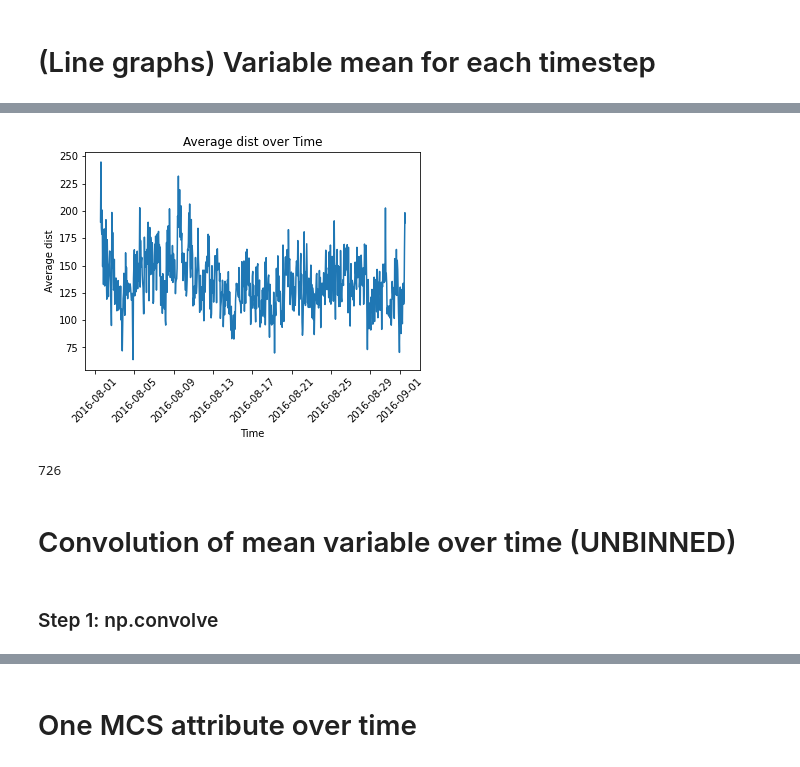
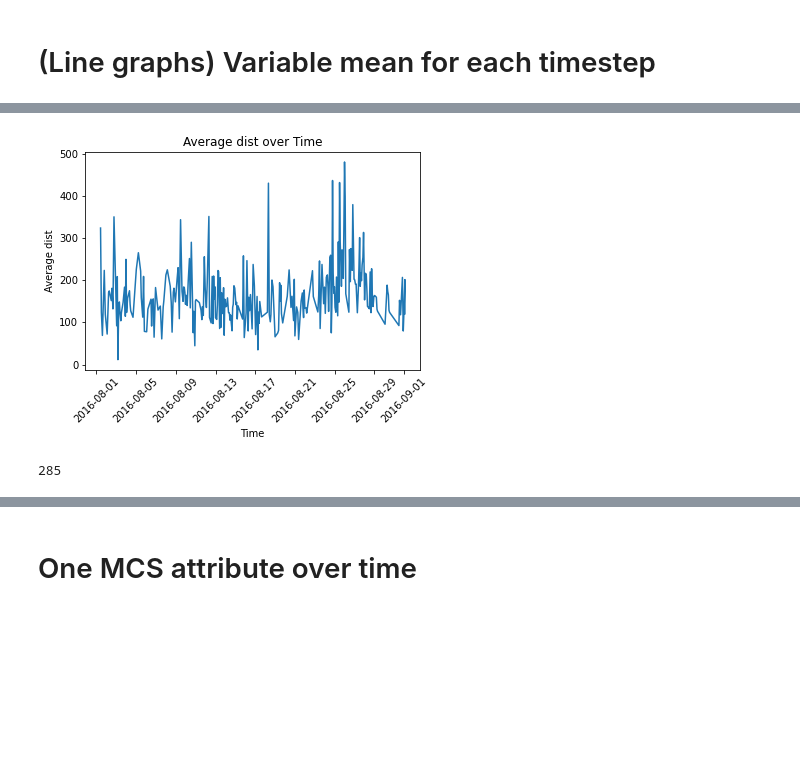
Before and after one commit to bfildier/stage-2023-rain-extremes-timing-intensity, a Jupyter notebook: scripts/start/MCS_properties/MCSprops_subregion.ipynb, the cells around one changed output, grey strips where cells are left out. Drawn from its saved outputs; the diff is of its cells as text; code cells hidden in the pictures; blank space fills up the shorter version.

```diff
--- a/scripts/start/MCS_properties/MCSprops_subregion.ipynb
+++ b/scripts/start/MCS_properties/MCSprops_subregion.ipynb
@@ -244,19 +162,3 @@ toocan[0]
 # Convert dates
 # %%
 data_reference = dt.datetime(1970, 1, 1)
-# %%
-localtime_Init_dates, localtime_End_dates = [], []
-Localdate_list = []
-
-for obj in toocan:
-    days_Init = obj.localtime_Init
-    days_End = obj.localtime_End
-    Localtime_list = obj.clusters.Localtime
-
-    date_Init = data_reference + dt.timedelta(days=days_Init)
-    date_End = data_reference + dt.timedelta(days=days_End)
-    date_list = [( data_reference + dt.timedelta(days=ltime) ) for ltime in Localtime_list]
-
-    localtime_Init_dates.append(date_Init)
-    localtime_End_dates.append(date_End)
-    Localdate_list.append(date_list)
@@ -263,3 +233,5 @@ for obj in toocan:
 # %%
-print(localtime_Init_dates[1])
-print(localtime_End_dates[1])
+Utime_Init_list = convertDate("Utime_Init", toocan)
+Utime_End_list = convertDate("Utime_End", toocan)
+
+Utime_list = convertDateCluster("Utime", toocan)
@@ -364,12 +287,7 @@ plt.show()
 attribute_values_list = attr_list(toocan, attribute)
 # %%
 # Convert the lists to NumPy arrays for easier manipulation
-localtime_Init_dates = np.array(localtime_Init_dates)
+Utime_Init_list = np.array(Utime_Init_list)
 attribute_values_list = np.array(attribute_values_list)
-
-# Sort the localtime_Init_dates and attribute_values_list based on localtime_Init_dates
-sort_indices = np.argsort(localtime_Init_dates)
-localtime_Init_dates_ordered = localtime_Init_dates[sort_indices]
-attribute_values_list_ordered = attribute_values_list[sort_indices]
 # %%
 # Plot the  values against the unique dates
@@ -400,9 +306,6 @@ print(localtime_Init_dates_ordered[30:40], attribute_values_list_ordered[30:40])
 # %%
-localtime_Init_dates_ordered = np.array(localtime_Init_dates_ordered)
-attribute_values_list_ordered = np.array(attribute_values_list_ordered)
-
-# convert localtime_Init_dates_ordered to timestamps in seconds
-timestamps = np.array([(date - dt.datetime(1970, 1, 1)).total_seconds() for date in localtime_Init_dates_ordered])
+# convert Utime_Init_list to timestamps in seconds
+timestamps = np.array([(date - dt.datetime(1970, 1, 1)).total_seconds() for date in Utime_Init_list])
 
 # interval in seconds
 interval_seconds = 1 * 60 * 60  # 1 hour
@@ -414,39 +317,33 @@ sum_values = 0
 count = 0
 
 end_interval_times = []
 
-for timestamp, value in zip(timestamps, attribute_values_list_ordered):
+for timestamp, value in zip(timestamps, attribute_values_list):
     if timestamp - start_time <= interval_seconds:
         sum_values += value
         count += 1
     else:
         averaged_values.append(sum_values / count)
         sum_values = value
         count = 1
         start_time = timestamp
         end_interval_times.append(timestamp)
 
 # append the average of the last interval
 averaged_values.append(sum_values / count)
 end_interval_times.append(timestamp)
 
-# Plot
-# plt.plot(localtime_Init_dates_ordered[:len(averaged_values)], averaged_values)
 
 # convert end_interval_times to datetime
 end_interval_times = [dt.datetime.fromtimestamp(timestamp) for timestamp in end_interval_times]
 plt.plot(end_interval_times, averaged_values)
 
 plt.xticks(rotation=45)
 plt.xlabel('Time')
 plt.ylabel('Average ' + attribute)
 plt.title('Average ' + attribute + ' over Time')
 plt.show()
 print(len(averaged_values))
 # %% [output]
-[figure, old version]
+[figure, new version]
-726
+285
-# %% [markdown]
-# Convolution of mean variable over time (UNBINNED)
-# %% [markdown]
-### Step 1: np.convolve
```
Also changed, not shown: parts of 42 cells of this notebook, 2 other files.
